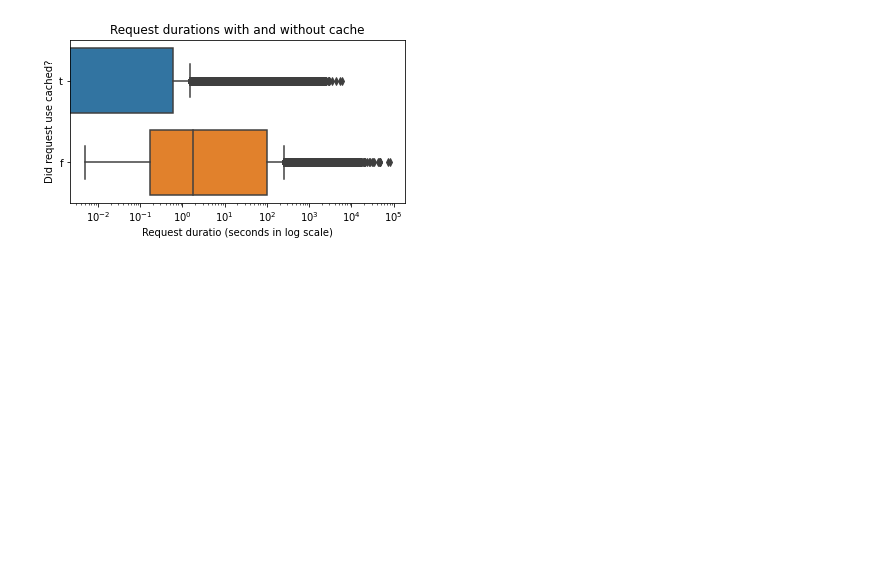
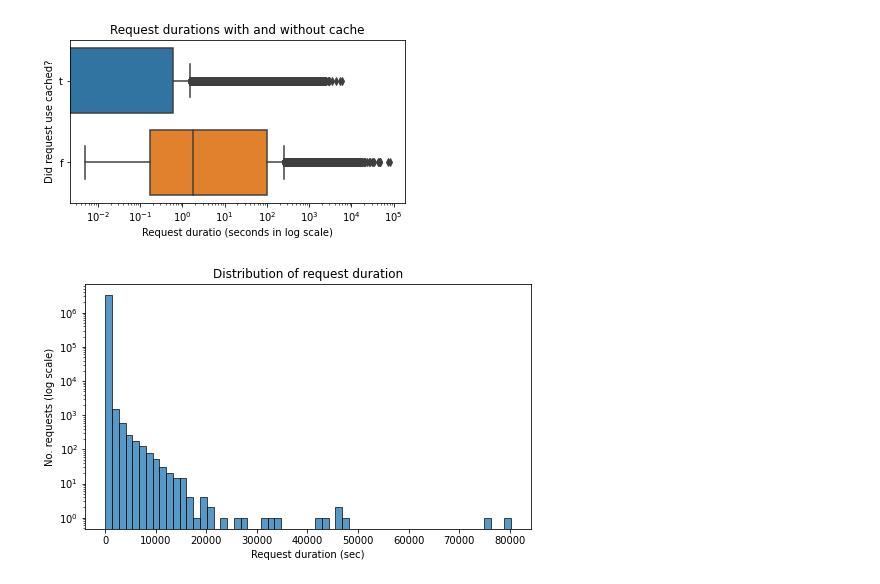
Before and after one commit to protocol/cel-retrieval, a Jupyter notebook: saturn-aliens/notebooks/1.0-saturn_data_exploration.ipynb, the cells around one changed output. Saved outputs shown, nothing was run; the diff lists cells and outputs as text; code cells hidden in the pictures; blank space fills up the shorter version.

```diff
--- a/saturn-aliens/notebooks/1.0-saturn_data_exploration.ipynb
+++ b/saturn-aliens/notebooks/1.0-saturn_data_exploration.ipynb
@@ -299,3 +312,13 @@ plt.title(f"Request durations with and without cache")
 plt.show()
 # %% [output]
 [figure]
+# %%
+fig, ax = plt.subplots(figsize=(8,4.5))
+sns.histplot(x="request_duration_sec", data=df, palette="Spectral", ax=ax, bins=60)
+ax.set_yscale('log')
+plt.xlabel("Request duration (sec)")
+plt.ylabel("No. requests (log scale)")
+plt.title(f"Distribution of request duration")
+plt.show()
+# %% [output]
+[figure, added]
```
Also changed, not shown: parts of 2 cells of this notebook, 1 other file.
